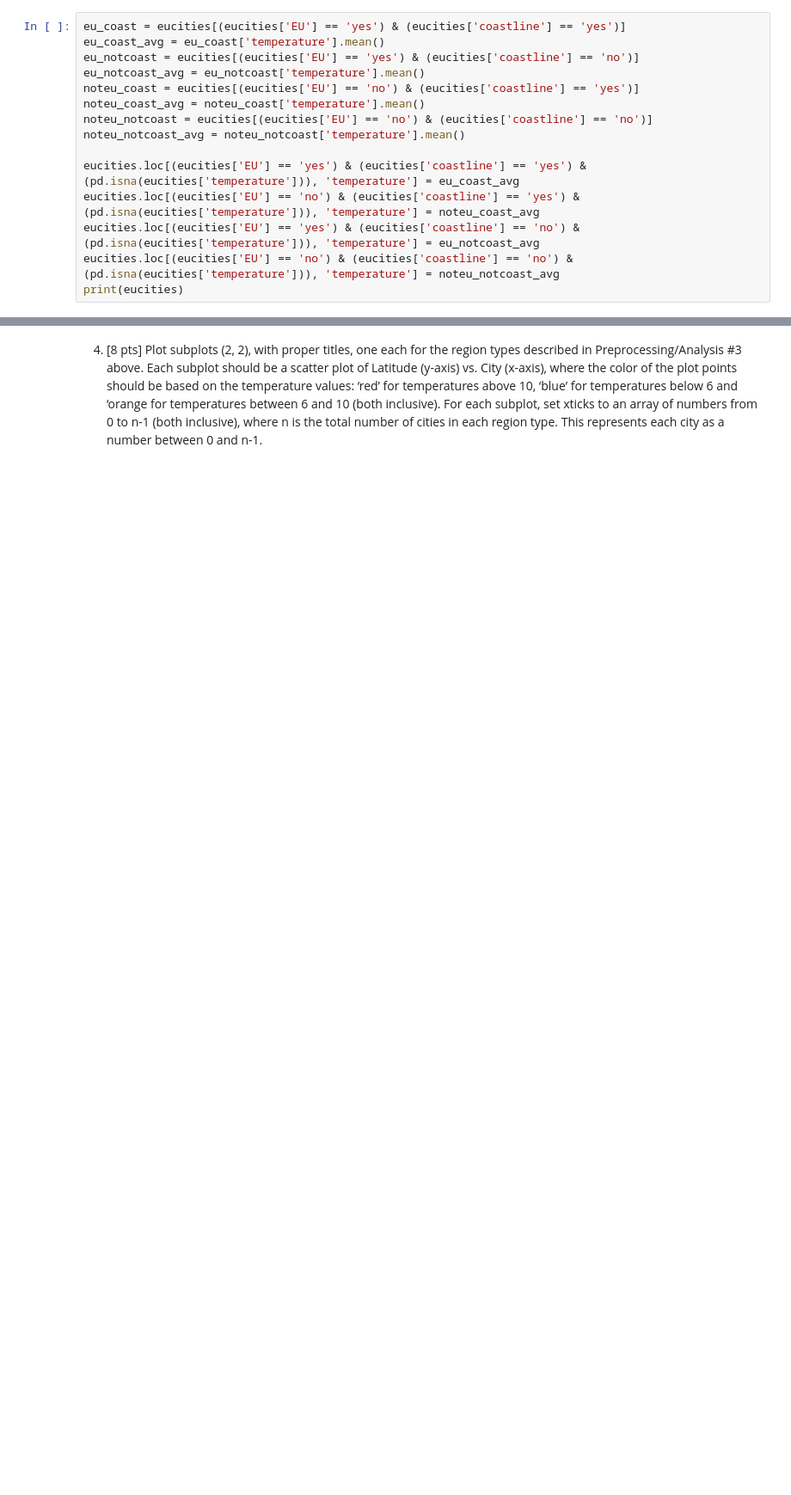
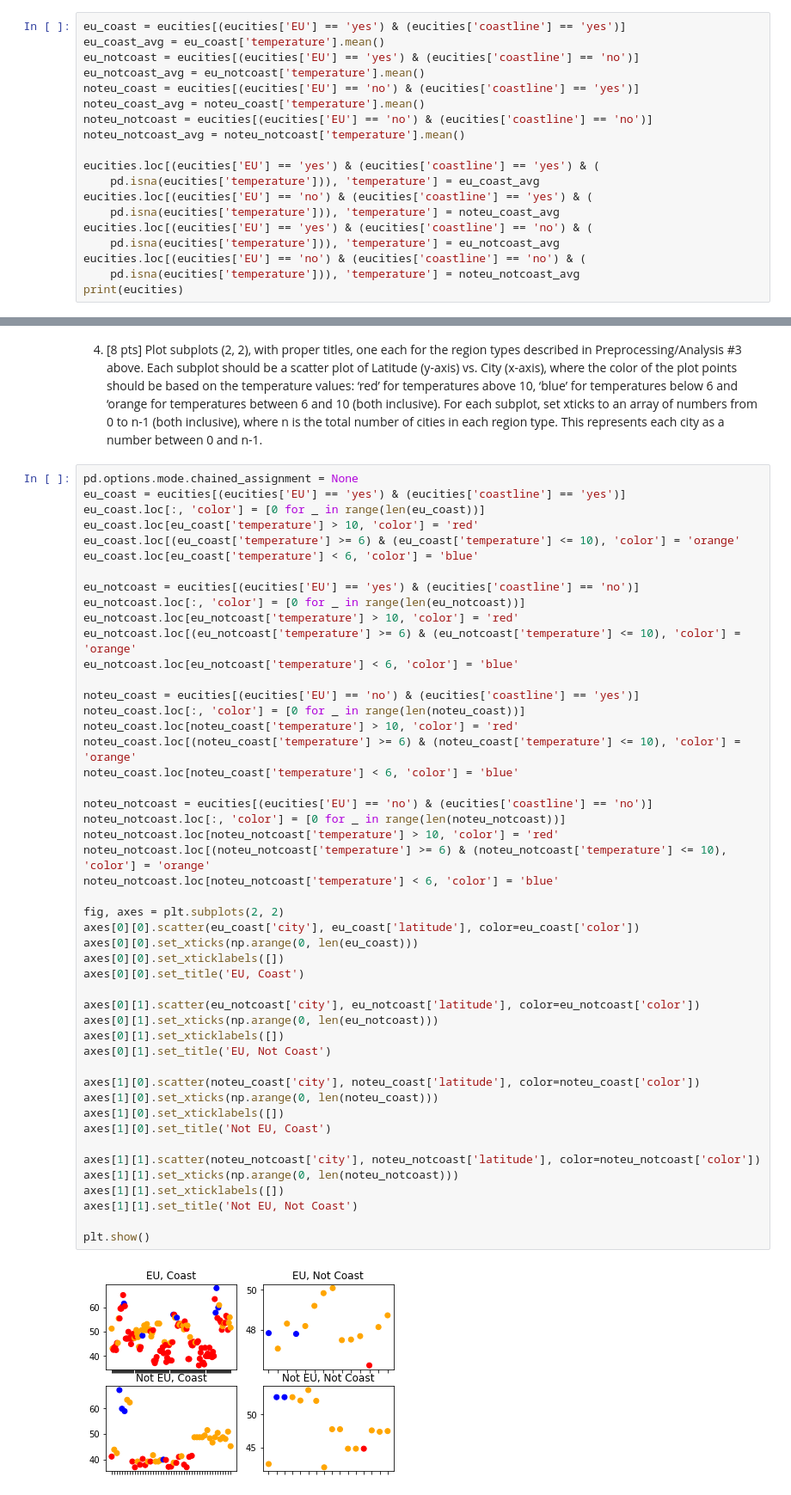
Before and after one commit to djwong23/CS210Asst3, a Jupyter notebook: eucities_temps.ipynb, the cells around one changed output, grey strips where cells are left out. Shown at 86% size. Saved outputs shown, nothing was run; the diff lists cells and outputs as text; blank space fills up the shorter version.

```diff
--- a/eucities_temps.ipynb
+++ b/eucities_temps.ipynb
@@ -57,10 +59,14 @@ noteu_coast_avg = noteu_coast['temperature'].mean()
 noteu_notcoast = eucities[(eucities['EU'] == 'no') & (eucities['coastline'] == 'no')]
 noteu_notcoast_avg = noteu_notcoast['temperature'].mean()
 
-eucities.loc[(eucities['EU'] == 'yes') & (eucities['coastline'] == 'yes') & (pd.isna(eucities['temperature'])), 'temperature'] = eu_coast_avg
-eucities.loc[(eucities['EU'] == 'no') & (eucities['coastline'] == 'yes') & (pd.isna(eucities['temperature'])), 'temperature'] = noteu_coast_avg
-eucities.loc[(eucities['EU'] == 'yes') & (eucities['coastline'] == 'no') & (pd.isna(eucities['temperature'])), 'temperature'] = eu_notcoast_avg
-eucities.loc[(eucities['EU'] == 'no') & (eucities['coastline'] == 'no') & (pd.isna(eucities['temperature'])), 'temperature'] = noteu_notcoast_avg
+eucities.loc[(eucities['EU'] == 'yes') & (eucities['coastline'] == 'yes') & (
+    pd.isna(eucities['temperature'])), 'temperature'] = eu_coast_avg
+eucities.loc[(eucities['EU'] == 'no') & (eucities['coastline'] == 'yes') & (
+    pd.isna(eucities['temperature'])), 'temperature'] = noteu_coast_avg
+eucities.loc[(eucities['EU'] == 'yes') & (eucities['coastline'] == 'no') & (
+    pd.isna(eucities['temperature'])), 'temperature'] = eu_notcoast_avg
+eucities.loc[(eucities['EU'] == 'no') & (eucities['coastline'] == 'no') & (
+    pd.isna(eucities['temperature'])), 'temperature'] = noteu_notcoast_avg
 print(eucities)
 # %% [output]
                     country          city  population   EU coastline  latitude  longitude  temperature
@@ -119,3 +126,53 @@ plt.show()
 # %% [markdown]
 4. [8 pts] Plot subplots (2, 2), with proper titles, one each for the region types described in Preprocessing/Analysis #3 above.
 Each subplot should be a scatter plot of Latitude (y-axis) vs. City (x-axis), where the color of the plot points should be based on the temperature values: ‘red’ for temperatures above 10, ‘blue’ for temperatures below 6 and ‘orange for temperatures between 6 and 10 (both inclusive). For each subplot, set xticks to an array of numbers from 0 to n-1 (both inclusive), where n is the total number of cities in each region type. This represents each city as a number between 0 and n-1.
+# %%
+pd.options.mode.chained_assignment = None
+eu_coast = eucities[(eucities['EU'] == 'yes') & (eucities['coastline'] == 'yes')]
+eu_coast.loc[:, 'color'] = [0 for _ in range(len(eu_coast))]
+eu_coast.loc[eu_coast['temperature'] > 10, 'color'] = 'red'
+eu_coast.loc[(eu_coast['temperature'] >= 6) & (eu_coast['temperature'] <= 10), 'color'] = 'orange'
+eu_coast.loc[eu_coast['temperature'] < 6, 'color'] = 'blue'
+
+eu_notcoast = eucities[(eucities['EU'] == 'yes') & (eucities['coastline'] == 'no')]
+eu_notcoast.loc[:, 'color'] = [0 for _ in range(len(eu_notcoast))]
+eu_notcoast.loc[eu_notcoast['temperature'] > 10, 'color'] = 'red'
+eu_notcoast.loc[(eu_notcoast['temperature'] >= 6) & (eu_notcoast['temperature'] <= 10), 'color'] = 'orange'
+eu_notcoast.loc[eu_notcoast['temperature'] < 6, 'color'] = 'blue'
+
+noteu_coast = eucities[(eucities['EU'] == 'no') & (eucities['coastline'] == 'yes')]
+noteu_coast.loc[:, 'color'] = [0 for _ in range(len(noteu_coast))]
+noteu_coast.loc[noteu_coast['temperature'] > 10, 'color'] = 'red'
+noteu_coast.loc[(noteu_coast['temperature'] >= 6) & (noteu_coast['temperature'] <= 10), 'color'] = 'orange'
+noteu_coast.loc[noteu_coast['temperature'] < 6, 'color'] = 'blue'
+
+noteu_notcoast = eucities[(eucities['EU'] == 'no') & (eucities['coastline'] == 'no')]
+noteu_notcoast.loc[:, 'color'] = [0 for _ in range(len(noteu_notcoast))]
+noteu_notcoast.loc[noteu_notcoast['temperature'] > 10, 'color'] = 'red'
+noteu_notcoast.loc[(noteu_notcoast['temperature'] >= 6) & (noteu_notcoast['temperature'] <= 10), 'color'] = 'orange'
+noteu_notcoast.loc[noteu_notcoast['temperature'] < 6, 'color'] = 'blue'
+
+fig, axes = plt.subplots(2, 2)
+axes[0][0].scatter(eu_coast['city'], eu_coast['latitude'], color=eu_coast['color'])
+axes[0][0].set_xticks(np.arange(0, len(eu_coast)))
+axes[0][0].set_xticklabels([])
+axes[0][0].set_title('EU, Coast')
+
+axes[0][1].scatter(eu_notcoast['city'], eu_notcoast['latitude'], color=eu_notcoast['color'])
+axes[0][1].set_xticks(np.arange(0, len(eu_notcoast)))
+axes[0][1].set_xticklabels([])
+axes[0][1].set_title('EU, Not Coast')
+
+axes[1][0].scatter(noteu_coast['city'], noteu_coast['latitude'], color=noteu_coast['color'])
+axes[1][0].set_xticks(np.arange(0, len(noteu_coast)))
+axes[1][0].set_xticklabels([])
+axes[1][0].set_title('Not EU, Coast')
+
+axes[1][1].scatter(noteu_notcoast['city'], noteu_notcoast['latitude'], color=noteu_notcoast['color'])
+axes[1][1].set_xticks(np.arange(0, len(noteu_notcoast)))
+axes[1][1].set_xticklabels([])
+axes[1][1].set_title('Not EU, Not Coast')
+
+plt.show()
+# %% [output]
+[figure, added]
```
Also changed, not shown: parts of 5 cells of this notebook, 1 other file.
